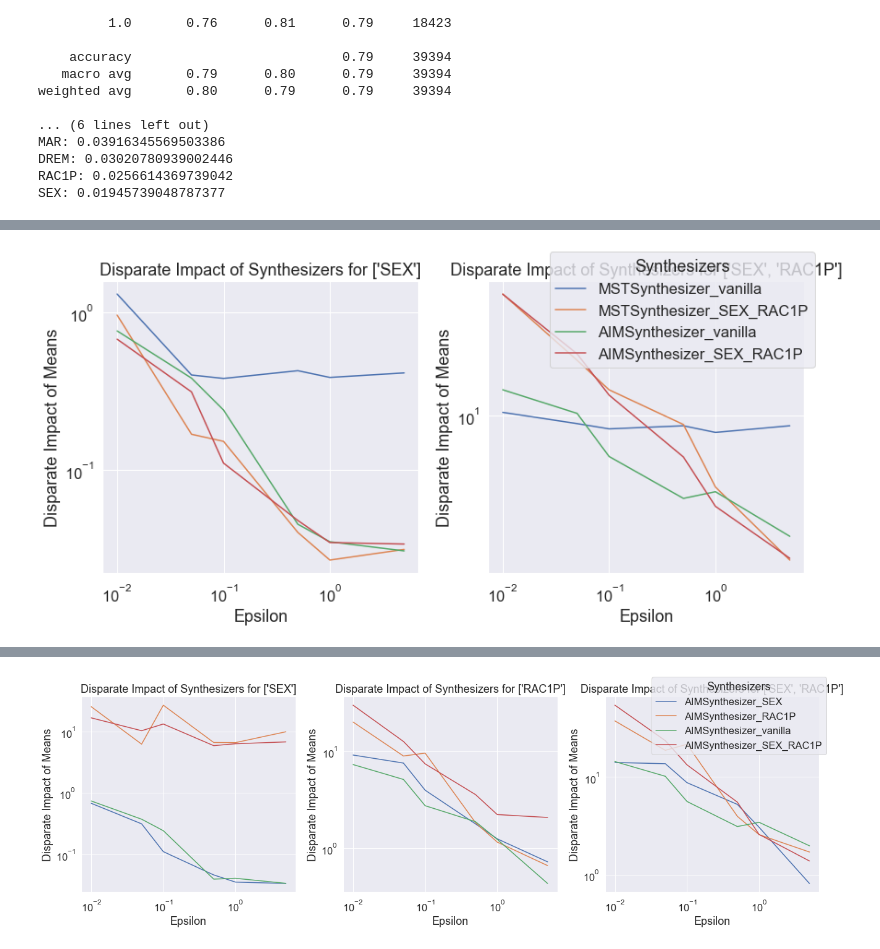
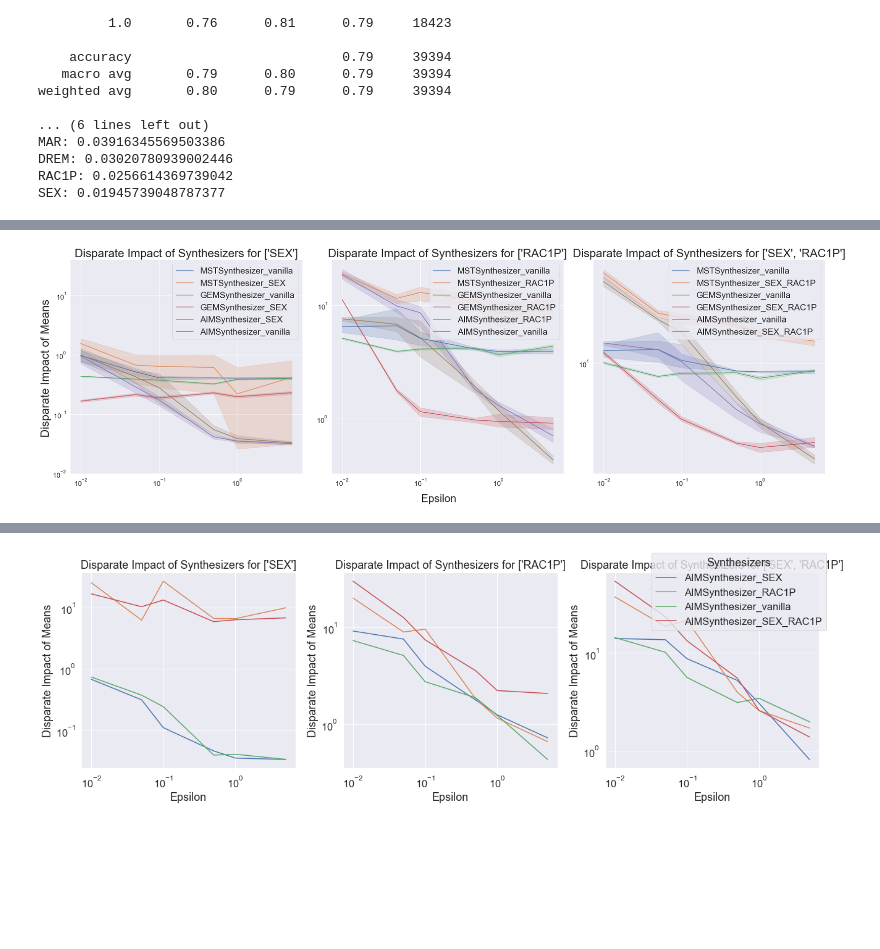
Before and after one commit to lurosenb/stratify_dp, a Jupyter notebook: model_training.ipynb, the cells around one changed output, grey strips where cells are left out. Saved outputs shown, nothing was run; the diff lists cells and outputs as text; code cells hidden in the pictures; blank space fills up the shorter version.

```diff
--- a/model_training.ipynb
+++ b/model_training.ipynb
@@ -527,3 +550,6 @@ performance_df
+# %%
+# reorder performance df so that GEMSynthesizer is last
+performance_df = performance_df[~performance_df['Synthesizer'].str.contains('GEM')].append(performance_df[performance_df['Synthesizer'].str.contains('GEM')])
 # %%
 def plot_performance_synths_all_one_plot(performance_df, overall_accuracy):
     sns.set(rc={'figure.figsize':(11.7,8.27)})
@@ -545,7 +571,7 @@ def plot_performance_synths_subplots(performance_df, overall_accuracy):
 
     # Create subplots
     num_prefixes = len(prefixes)
-    fig, axes = plt.subplots(nrows=1, ncols=num_prefixes, figsize=(11.7 * num_prefixes, 8.27))
+    fig, axes = plt.subplots(nrows=1, ncols=num_prefixes, figsize=(27, 9))
 
     sns.set(font_scale=1.5)
 
@@ -559,18 +585,25 @@ def plot_performance_synths_subplots(performance_df, overall_accuracy):
         sns.lineplot(data=filtered_data, x='Epsilon', y='Accuracy', hue='Synthesizer', ax=ax)
         ax.set_xlabel("Epsilon")
         ax.set_ylabel("Classification accuracy")
-        ax.set_title(f"{prefix} - Stratified synthesizers with different protected classes\non the employment prediction task.")
+        ax.set_title(f"{prefix} - Stratified synthesizers on\n employment prediction task.", fontsize=24)
         ax.set_xscale('log')
+        ax.set_ylabel('')
+        ax.set_xlabel('')
+        ax.legend(fontsize=23)
         # ax.get_legend().remove()
 
     # Create a single legend for the overall figure
     # handles, labels = ax.get_legend_handles_labels()
     # fig.legend(handles, labels, loc='upper right', bbox_to_anchor=(1, 1), title='Synthesizers')
 
+    # Common x and y-axis labels
+    fig.text(0.5, 0.0, 'Epsilon', ha='center', va='center', fontsize=26)
+    fig.text(0.0, 0.5, 'Classification Accuracy', ha='center', va='center', rotation='vertical', fontsize=28)
+
     plt.tight_layout()
     plt.show()
 
 # load performance_df
-performance_df = pd.read_pickle('performance_df.pkl')
+# performance_df = pd.read_pickle('performance_df.pkl')
 plot_performance_synths_subplots(performance_df, overall_accuracy=accuracy_overall)
 # %% [output]
@@ -578,37 +631,49 @@ plot_performance_synths_subplots(performance_df, overall_accuracy=accuracy_overa
 # %%
 def plot_disparate_impact_subplots_strata_only_limited(performance_df, function_name):
-    intersectional_groups = ["['SEX']", "['SEX', 'RAC1P']"]
+    intersectional_groups = ["['SEX']",
+                            "['RAC1P']",
+                            "['SEX', 'RAC1P']"]
     synth_filters = {
         "['SEX']": ['AIMSynthesizer_vanilla', 'AIMSynthesizer_SEX',
-                    'MSTSynthesizer_vanilla', 'MSTSynthesizer_SEX'],
+                    'MSTSynthesizer_vanilla', 'MSTSynthesizer_SEX',
+                    'GEMSynthesizer_vanilla', 'GEMSynthesizer_SEX'],
+        "['RAC1P']": ['AIMSynthesizer_vanilla', 'AIMSynthesizer_RAC1P',
+                    'MSTSynthesizer_vanilla', 'MSTSynthesizer_RAC1P',
+                    'GEMSynthesizer_vanilla', 'GEMSynthesizer_RAC1P'],
         "['SEX', 'RAC1P']": ['AIMSynthesizer_vanilla', 'AIMSynthesizer_SEX_RAC1P',
-                             'MSTSynthesizer_vanilla', 'MSTSynthesizer_SEX_RAC1P'],
+                             'MSTSynthesizer_vanilla', 'MSTSynthesizer_SEX_RAC1P',
+                             'GEMSynthesizer_vanilla', 'GEMSynthesizer_SEX_RAC1P']
     }
 
-    fig, axes = plt.subplots(nrows=1, ncols=2, figsize=(12, 6))
+    fig, axes = plt.subplots(nrows=1, ncols=3, figsize=(27, 9))
 
     for idx, (group, ax) in enumerate(zip(intersectional_groups, axes)):
         relevant_synths = synth_filters[group]
         filtered_data = performance_df[performance_df['Synthesizer'].isin(relevant_synths)]
 
         data = filtered_data[['Synthesizer', 'Epsilon', group]]
         data = data.rename(columns={group: 'Disparate Impact'})
         data['Intersectional Group'] = group
         data['Disparate Impact'] = data['Disparate Impact'].apply(lambda x: sum(x[~np.isnan(x)]))
         sns.lineplot(x='Epsilon', y='Disparate Impact', hue='Synthesizer', data=data, ax=ax)
-        ax.set_title(f"Disparate Impact of Synthesizers for {group}")
-        ax.set_xlabel('Epsilon')
+        ax.set_title(f"Disparate Impact of Synthesizers for {group}", fontsize=28)
         ax.set_xscale('log')
         ax.set_yscale('log')
-        ax.set_ylabel('Disparate Impact of ' + function_name)
-        ax.get_legend().remove()
+        ax.set_ylabel('')
+        ax.set_xlabel('')
+        if idx == 0:
+            ax.set_ylim([0.01, 40])
+        # legen fontsize
+        ax.legend(loc='upper right', fontsize=21)
 
-    # Create a single legend for the overall figure
-    handles, labels = ax.get_legend_handles_labels()
-    fig.legend(handles, labels, loc='upper right', bbox_to_anchor=(1, 1), title='Synthesizers')
+
+    # Common x and y-axis labels
+    fig.text(0.5, 0.01, 'Epsilon', ha='center', va='center', fontsize=26)
+    fig.text(0.01, 0.5, 'Disparate Impact of ' + function_name, ha='center', va='center', rotation='vertical', fontsize=28)
+
 
     plt.tight_layout()
     plt.show()
 plot_disparate_impact_subplots_strata_only_limited(performance_df, function_name='Means')
 # %% [output]
-[figure, old version]
+[figure, new version]
```
Also changed, not shown: parts of 13 cells of this notebook, 3 other files.
